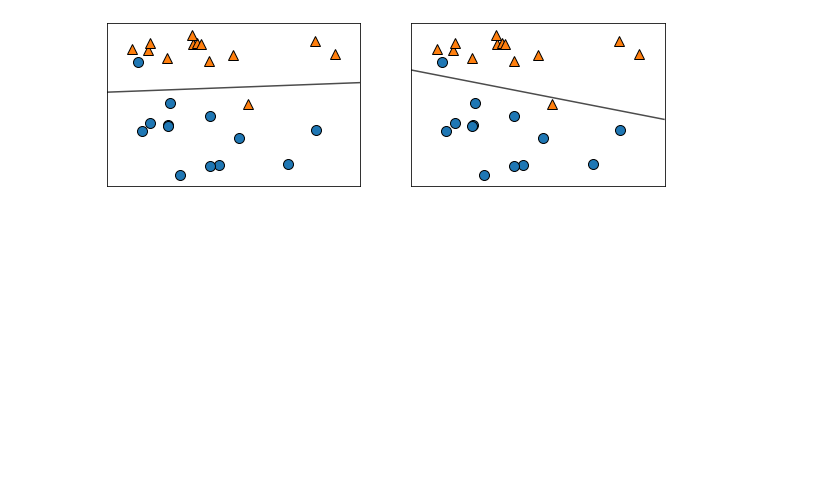
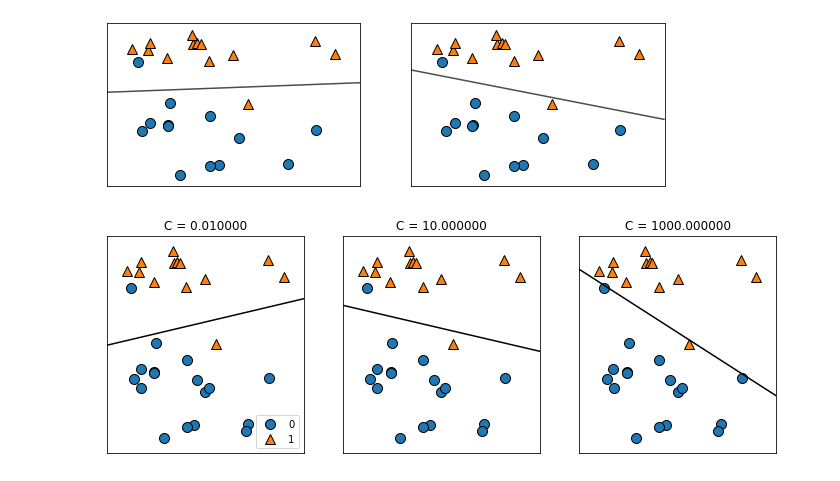
Before and after one commit to doitkim/Project, a Jupyter notebook: AI/DataAnalysis/DaegueAIschool/sklearn2.ipynb, the cells around one changed output. Saved outputs shown, nothing was run; the diff lists cells and outputs as text; code cells hidden in the pictures; blank space fills up the shorter version.

```diff
--- a/AI/DataAnalysis/DaegueAIschool/sklearn2.ipynb
+++ b/AI/DataAnalysis/DaegueAIschool/sklearn2.ipynb
@@ -664,3 +937,7 @@ for model, ax in zip([LinearSVC(), LogisticRegression()], axes):
     mglearn.discrete_scatter(X[:,0], X[:,1], y, ax= ax)
 # %% [output]
 [figure]
+# %%
+mglearn.plots.plot_linear_svc_regularization()
+# %% [output]
+[figure, added]
```
Also changed, not shown: parts of 96 cells of this notebook, 2 other files.
